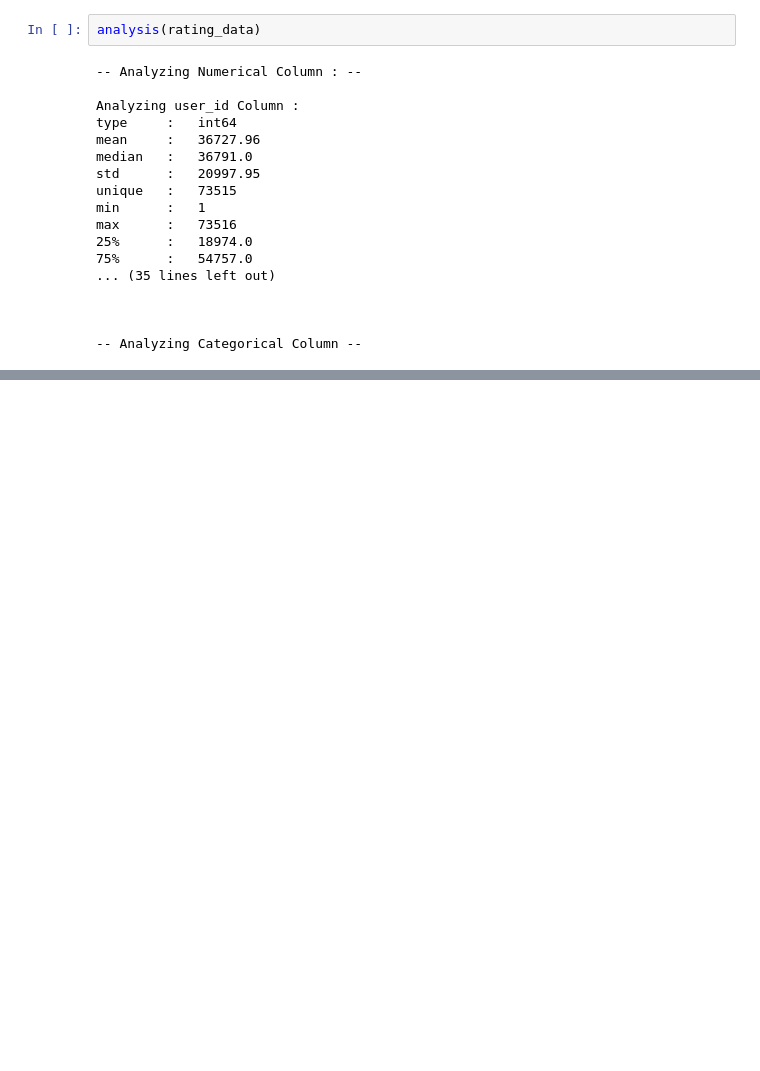
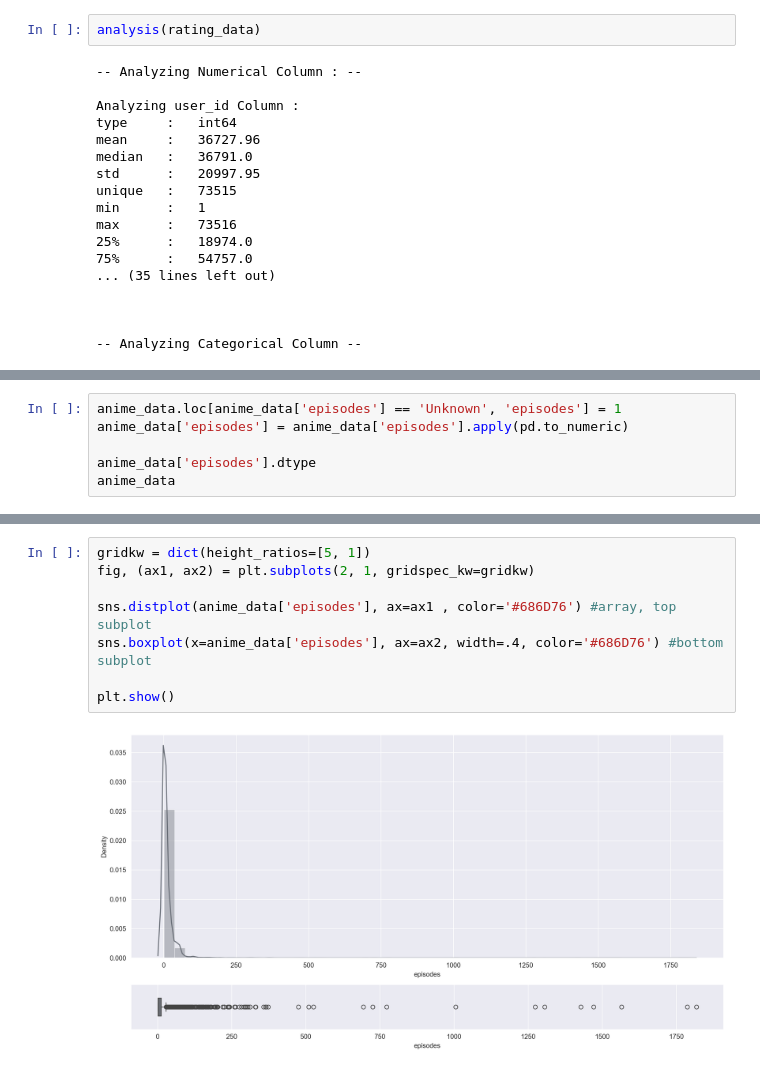
Before and after one commit to kunal-mallick/Anime_Recommendations_System, a Jupyter notebook: working/kunal.ipynb, the cells around one changed output, grey strips where cells are left out. Saved outputs shown, nothing was run; the diff lists cells and outputs as text; blank space fills up the shorter version.

```diff
--- a/working/kunal.ipynb
+++ b/working/kunal.ipynb
@@ -207,0 +393,6 @@ max      :   73516
+# %%
+anime_data.loc[anime_data['episodes'] == 'Unknown', 'episodes'] = 1
+anime_data['episodes'] = anime_data['episodes'].apply(pd.to_numeric)
+
+anime_data['episodes'].dtype
+anime_data
@@ -207,0 +413,10 @@ max      :   73516
+# %%
+gridkw = dict(height_ratios=[5, 1])
+fig, (ax1, ax2) = plt.subplots(2, 1, gridspec_kw=gridkw)
+
+sns.distplot(anime_data['episodes'], ax=ax1 , color='#686D76') #array, top subplot
+sns.boxplot(x=anime_data['episodes'], ax=ax2, width=.4, color='#686D76') #bottom subplot
+
+plt.show()
+# %% [output]
+[figure, added]
```
Also changed, not shown: parts of 21 cells of this notebook.
